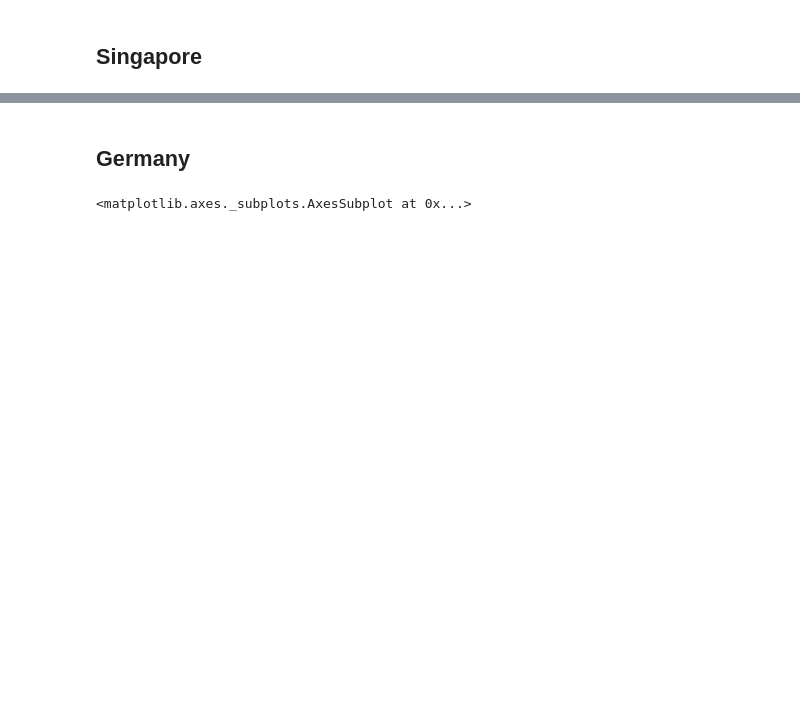
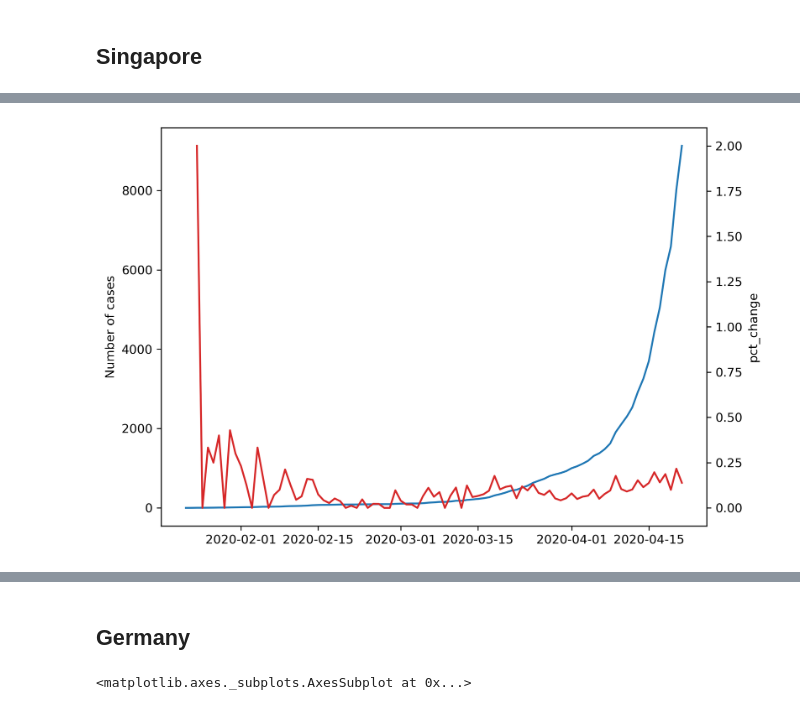
Before and after one commit to jaysttw/covid-19-analyses, a Jupyter notebook: COVID-19.ipynb, the cells around one changed output, grey strips where cells are left out. Cells and saved outputs as stored; diff of their text form; code cells hidden in the pictures; blank space fills up the shorter version.

```diff
--- a/COVID-19.ipynb
+++ b/COVID-19.ipynb
@@ -151,3 +183,7 @@ df_by_country['Singapore'].pct_change().plot()
+# %%
+cases_and_rate(df_by_country['Singapore'])
+# %% [output]
+[figure, added]
 # %%
 (df_by_country['Singapore'].pct_change()
  .dropna()
```
Also changed, not shown: parts of 34 cells of this notebook.
